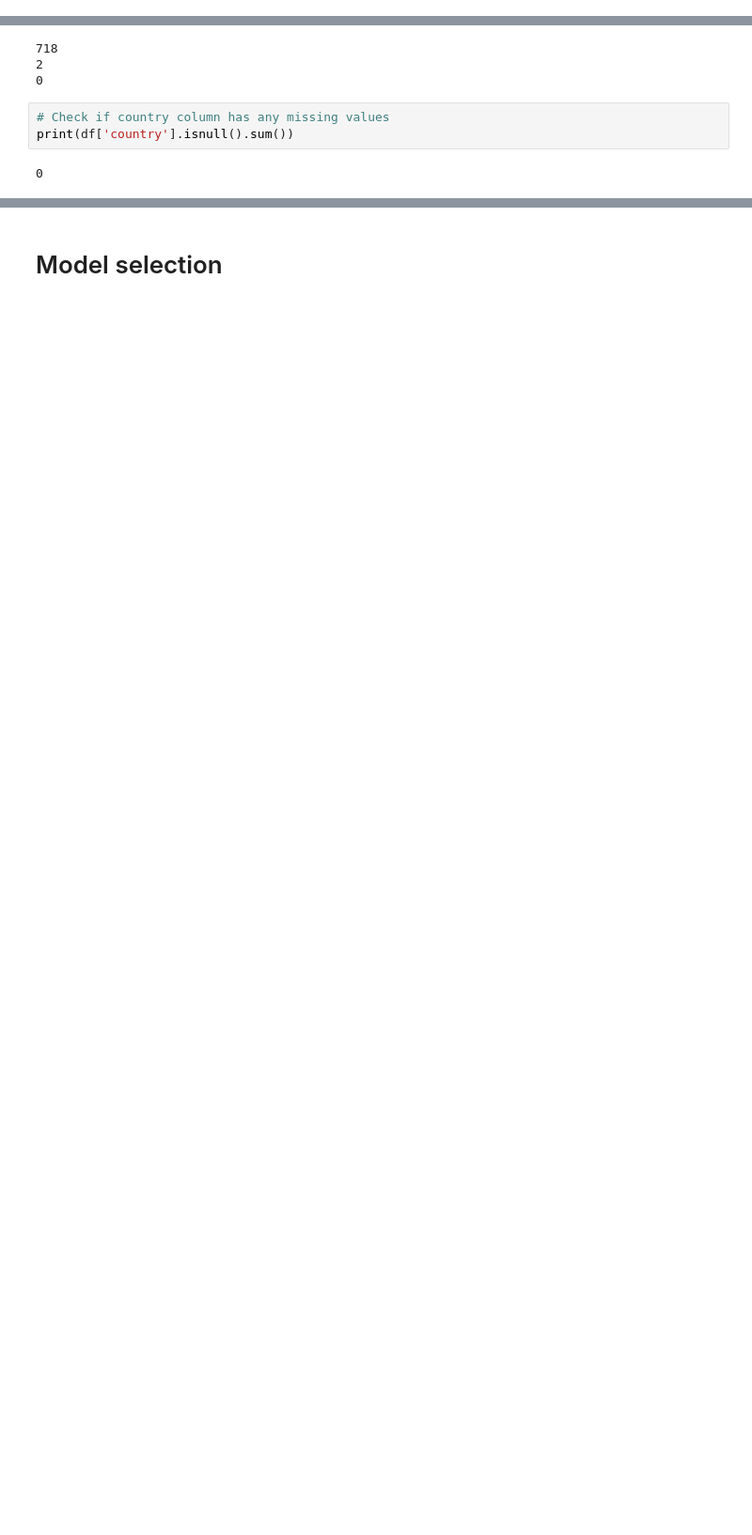
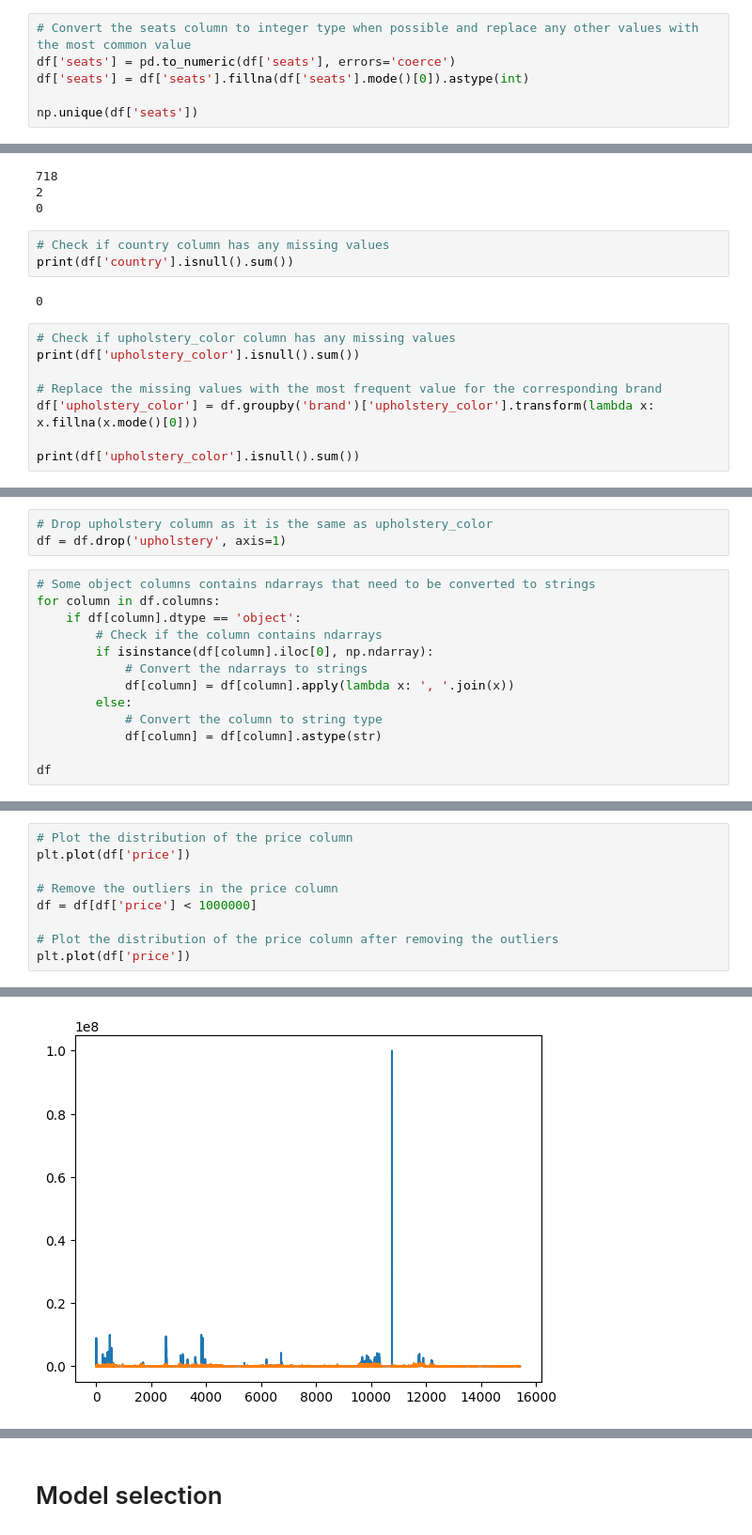
Before and after one commit to HES-SO-Master-WebMining-Group-D/CarPricePredictor, a Jupyter notebook: model_selection.ipynb, the cells around one changed output, grey strips where cells are left out. Shown: that part at 94% size. Saved outputs shown, nothing was run; the diff lists cells and outputs as text; blank space fills up the shorter version.

```diff
--- a/model_selection.ipynb
+++ b/model_selection.ipynb
@@ -262,3 +275,9 @@ print(df['seats'].isnull().sum())
 # %% [output]
 1329
 0
+# %%
+# Convert the seats column to integer type when possible and replace any other values with the most common value
+df['seats'] = pd.to_numeric(df['seats'], errors='coerce')
+df['seats'] = df['seats'].fillna(df['seats'].mode()[0]).astype(int)
+
+np.unique(df['seats'])
@@ -368,3 +389,11 @@ print(df['year'].isnull().sum())
 print(df['country'].isnull().sum())
 # %% [output]
 0
+# %%
+# Check if upholstery_color column has any missing values
+print(df['upholstery_color'].isnull().sum())
+
+# Replace the missing values with the most frequent value for the corresponding brand
+df['upholstery_color'] = df.groupby('brand')['upholstery_color'].transform(lambda x: x.fillna(x.mode()[0]))
+
+print(df['upholstery_color'].isnull().sum())
@@ -394,2 +426,18 @@ upholstery_color 3964
 year 0
 country 0
+# %%
+# Drop upholstery column as it is the same as upholstery_color
+df = df.drop('upholstery', axis=1)
+# %%
+# Some object columns contains ndarrays that need to be converted to strings
+for column in df.columns:
+    if df[column].dtype == 'object':
+        # Check if the column contains ndarrays
+        if isinstance(df[column].iloc[0], np.ndarray):
+            # Convert the ndarrays to strings
+            df[column] = df[column].apply(lambda x: ', '.join(x))
+        else:
+            # Convert the column to string type
+            df[column] = df[column].astype(str)
+
+df
@@ -395,0 +506,10 @@ country 0
+# %%
+# Plot the distribution of the price column
+plt.plot(df['price'])
+
+# Remove the outliers in the price column
+df = df[df['price'] < 1000000]
+
+# Plot the distribution of the price column after removing the outliers
+plt.plot(df['price'])
+# %% [output]
@@ -395,0 +517 @@ country 0
+[figure, added]
```
Also changed, not shown: parts of 29 cells of this notebook.
